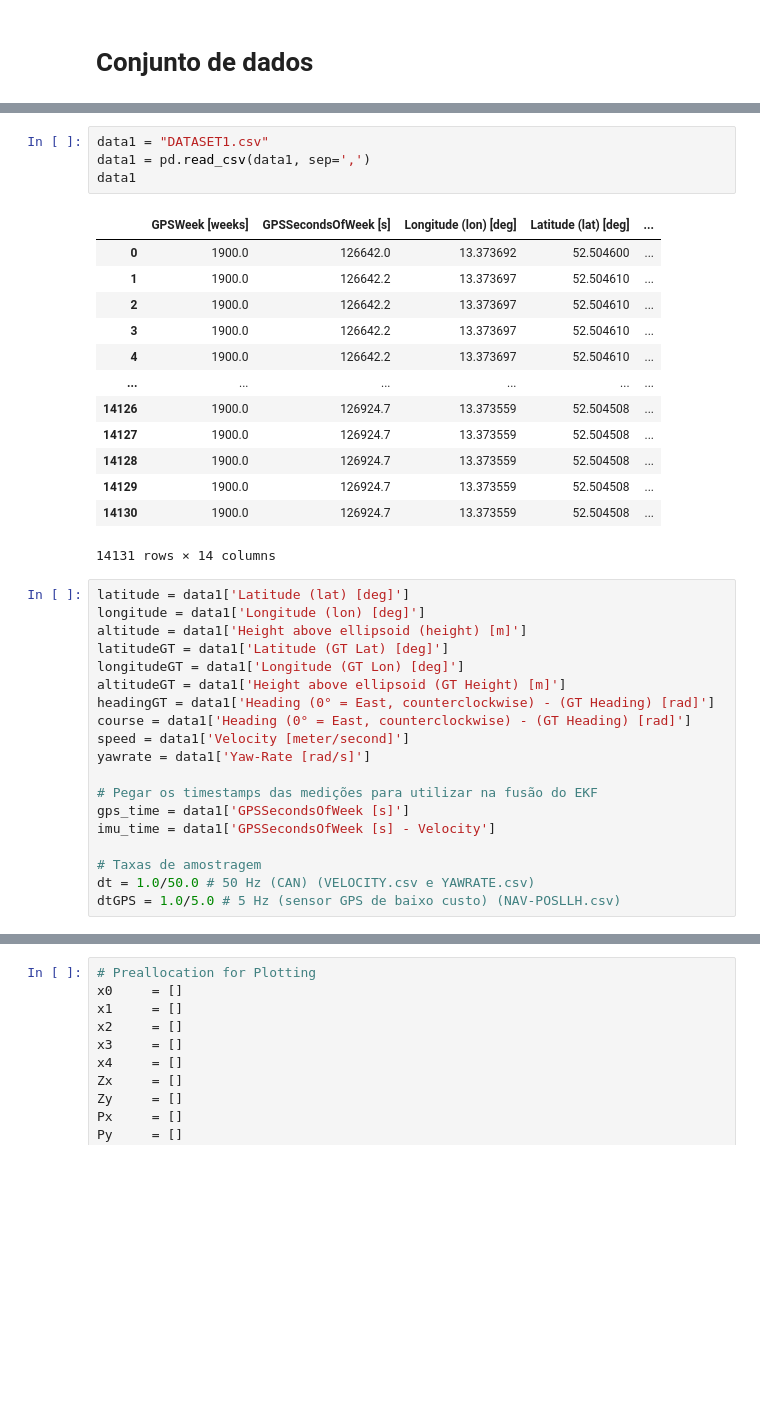
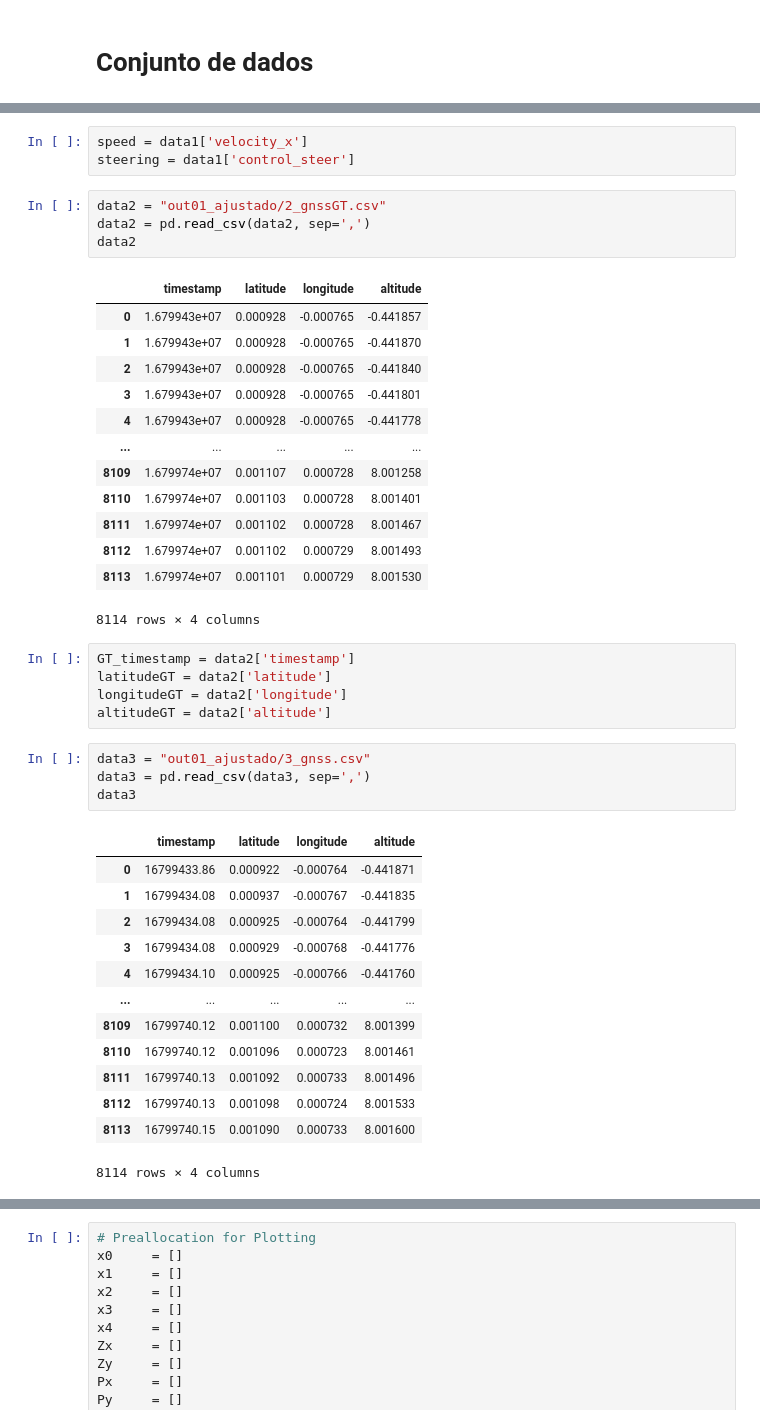
Before and after one commit to deivis6x7/Kalman, a Jupyter notebook: 01-EKF.ipynb, the cells around one changed output, grey strips where cells are left out. Drawn from its saved outputs; the diff is of its cells as text; blank space fills up the shorter version.

```diff
--- a/01-EKF.ipynb
+++ b/01-EKF.ipynb
@@ -270,37 +283,44 @@ Fonte: https://www.tu-chemnitz.de/projekt/smartLoc/gnss_dataset.html.en#Datasets
+# %%
+speed = data1['velocity_x']
+steering = data1['control_steer']
 # %%
-data1 = "DATASET1.csv"
-data1 = pd.read_csv(data1, sep=',')
-data1
+data2 = "out01_ajustado/2_gnssGT.csv"
+data2 = pd.read_csv(data2, sep=',')
+data2
 # %% [output]
-|  | GPSWeek [weeks] | GPSSecondsOfWeek [s] | Longitude (lon) [deg] | Latitude (lat) [deg] | ... |
-| 0 | 1900.0 | 126642.0 | 13.373692 | 52.504600 | ... |
-| 1 | 1900.0 | 126642.2 | 13.373697 | 52.504610 | ... |
-| 2 | 1900.0 | 126642.2 | 13.373697 | 52.504610 | ... |
-| 3 | 1900.0 | 126642.2 | 13.373697 | 52.504610 | ... |
-| 4 | 1900.0 | 126642.2 | 13.373697 | 52.504610 | ... |
-| ... | ... | ... | ... | ... | ... |
-| 14126 | 1900.0 | 126924.7 | 13.373559 | 52.504508 | ... |
-| 14127 | 1900.0 | 126924.7 | 13.373559 | 52.504508 | ... |
-| 14128 | 1900.0 | 126924.7 | 13.373559 | 52.504508 | ... |
-| 14129 | 1900.0 | 126924.7 | 13.373559 | 52.504508 | ... |
-| 14130 | 1900.0 | 126924.7 | 13.373559 | 52.504508 | ... |
+|  | timestamp | latitude | longitude | altitude |
+| 0 | 1.679943e+07 | 0.000928 | -0.000765 | -0.441857 |
+| 1 | 1.679943e+07 | 0.000928 | -0.000765 | -0.441870 |
+| 2 | 1.679943e+07 | 0.000928 | -0.000765 | -0.441840 |
+| 3 | 1.679943e+07 | 0.000928 | -0.000765 | -0.441801 |
+| 4 | 1.679943e+07 | 0.000928 | -0.000765 | -0.441778 |
+| ... | ... | ... | ... | ... |
+| 8109 | 1.679974e+07 | 0.001107 | 0.000728 | 8.001258 |
+| 8110 | 1.679974e+07 | 0.001103 | 0.000728 | 8.001401 |
+| 8111 | 1.679974e+07 | 0.001102 | 0.000728 | 8.001467 |
+| 8112 | 1.679974e+07 | 0.001102 | 0.000729 | 8.001493 |
+| 8113 | 1.679974e+07 | 0.001101 | 0.000729 | 8.001530 |
-14131 rows × 14 columns
+8114 rows × 4 columns
 # %%
-latitude = data1['Latitude (lat) [deg]']
-longitude = data1['Longitude (lon) [deg]']
-altitude = data1['Height above ellipsoid (height) [m]']
-latitudeGT = data1['Latitude (GT Lat) [deg]']
-longitudeGT = data1['Longitude (GT Lon) [deg]']
-altitudeGT = data1['Height above ellipsoid (GT Height) [m]']
-headingGT = data1['Heading (0° = East, counterclockwise) - (GT Heading) [rad]']
-course = data1['Heading (0° = East, counterclockwise) - (GT Heading) [rad]']
-speed = data1['Velocity [meter/second]']
-yawrate = data1['Yaw-Rate [rad/s]']
-
-# Pegar os timestamps das medições para utilizar na fusão do EKF
-gps_time = data1['GPSSecondsOfWeek [s]']
-imu_time = data1['GPSSecondsOfWeek [s] - Velocity']
-
-# Taxas de amostragem
-dt = 1.0/50.0 # 50 Hz (CAN) (VELOCITY.csv e YAWRATE.csv)
-dtGPS = 1.0/5.0 # 5 Hz (sensor GPS de baixo custo) (NAV-POSLLH.csv)
+GT_timestamp = data2['timestamp']
+latitudeGT = data2['latitude']
+longitudeGT = data2['longitude']
+altitudeGT = data2['altitude']
+# %%
+data3 = "out01_ajustado/3_gnss.csv"
+data3 = pd.read_csv(data3, sep=',')
+data3
+# %% [output]
+|  | timestamp | latitude | longitude | altitude |
+| 0 | 16799433.86 | 0.000922 | -0.000764 | -0.441871 |
+| 1 | 16799434.08 | 0.000937 | -0.000767 | -0.441835 |
+| 2 | 16799434.08 | 0.000925 | -0.000764 | -0.441799 |
+| 3 | 16799434.08 | 0.000929 | -0.000768 | -0.441776 |
+| 4 | 16799434.10 | 0.000925 | -0.000766 | -0.441760 |
+| ... | ... | ... | ... | ... |
+| 8109 | 16799740.12 | 0.001100 | 0.000732 | 8.001399 |
+| 8110 | 16799740.12 | 0.001096 | 0.000723 | 8.001461 |
+| 8111 | 16799740.13 | 0.001092 | 0.000733 | 8.001496 |
+| 8112 | 16799740.13 | 0.001098 | 0.000724 | 8.001533 |
+| 8113 | 16799740.15 | 0.001090 | 0.000733 | 8.001600 |
+8114 rows × 4 columns
```
Also changed, not shown: parts of 27 cells of this notebook.
